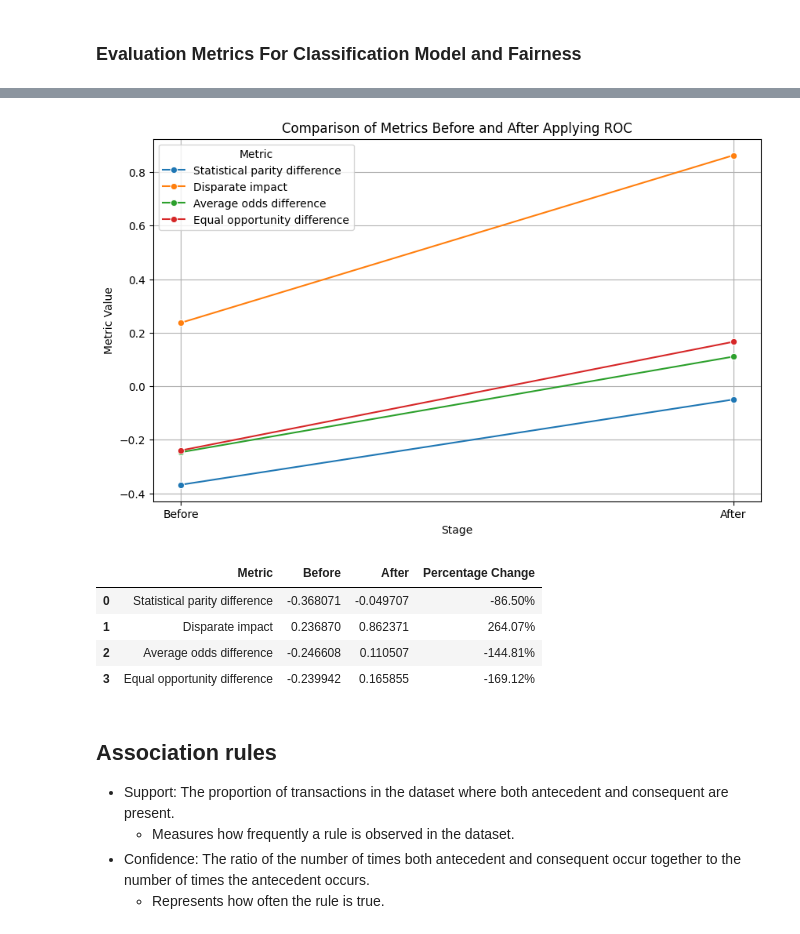
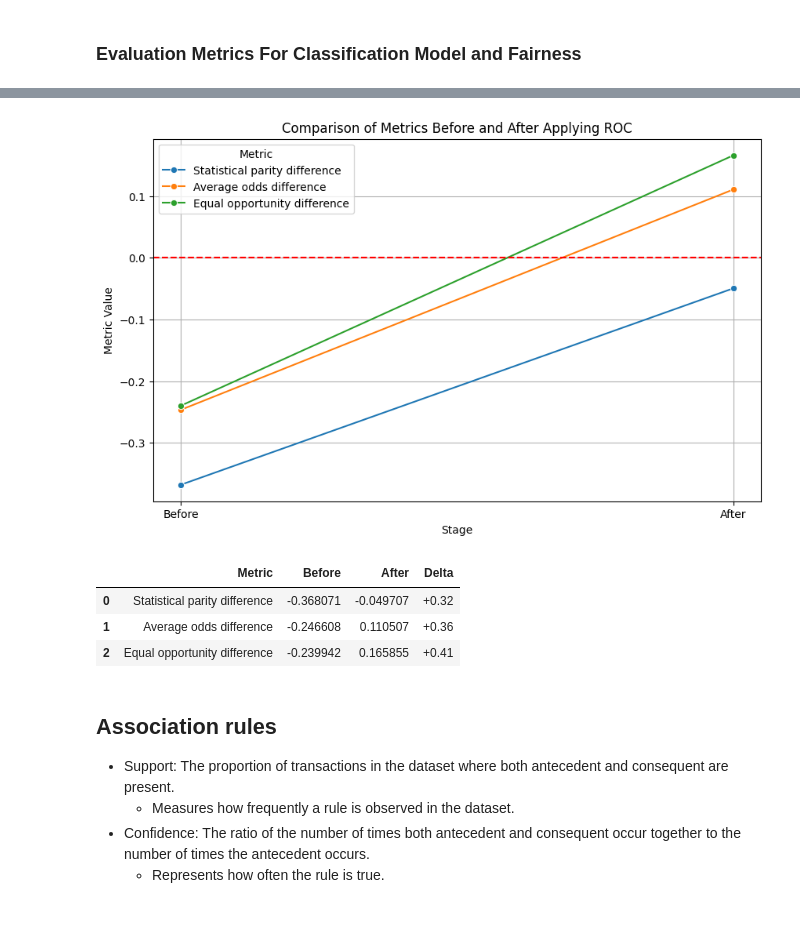
Before and after one commit to alb-p/post_processing_pipeline, a Jupyter notebook: pp_pipeline.ipynb, the cells around one changed output, grey strips where cells are left out. Saved outputs shown, nothing was run; the diff lists cells and outputs as text; code cells hidden in the pictures.

Commit message:
asso rules discovery and visulization updated, all the fairness metrics have ideal value = 0

```diff
--- a/pp_pipeline.ipynb
+++ b/pp_pipeline.ipynb
@@ -111,6 +114,27 @@ def plot_metrics(metrics_bef, metrics_aft):
     plt.legend(title='Metric')
     plt.grid(True)
     plt.show()
+# %%
+def plot_fn_metrics(metrics_bef, metrics_aft):
+    df_metrics = pd.DataFrame({
+        'Metric': list(metrics_bef.keys()),
+        'Before': list(metrics_bef.values()),
+        'After': list(metrics_aft.values())
+    })
+
+    df_metrics_melted = df_metrics.melt(id_vars='Metric', var_name='Stage', value_name='Value')
+
+    plt.figure(figsize=(10, 6))
+    sns.lineplot(data=df_metrics_melted, x='Stage', y='Value', hue='Metric', marker='o')
+    # print a line at y = 0 in red
+    plt.axhline(0, color='red', linestyle='--')
+
+
+    plt.ylabel('Metric Value')
+    plt.title('Comparison of Metrics Before and After Applying ROC')
+    plt.legend(title='Metric')
+    plt.grid(True)
+    plt.show()
 # %%
 def conf_matrix(dataset_true, dataset_pred):
     cm =confusion_matrix(dataset_true.labels, dataset_pred.labels)
@@ -228,8 +236,9 @@ dataset_orig.dropna(inplace=True)
 # to_drop = ["workclass", "fnlwgt", "education", "capital-gain", "capital-loss", "hours-per-week"]
 
 to_drop = ["fnlwgt", "education", "relationship", "workclass", "occupation"]
-dataset_orig.drop(to_drop, axis=1, inplace=True)
 dataset_orig_clean = dataset_orig.dropna()
+dataset_orig_clean.drop(to_drop, axis=1, inplace=True)
+
 print('shape after drop:',dataset_orig.shape)
 # %% [output]
 shape before drop: (32561, 15)
@@ -331,7 +356,7 @@ plt.show()
 # %% [output]
 [figure]
 # %%
-dataset = BinaryLabelDataset(
+binary_dataset = BinaryLabelDataset(
     df=dataset_orig_clean.copy(),
     label_names=['income'],
     favorable_label=1,
@@ -341,7 +366,7 @@ dataset = BinaryLabelDataset(
 ### Split into train and test
 # %%
 # Get the dataset and split into train and test
-dataset_orig_train, dataset_orig_test = dataset.split([0.7], shuffle=True)
+dataset_orig_train, dataset_orig_test = binary_dataset.split([0.7], shuffle=True)
 # %%
 display(Markdown("#### Training & Test dimensions"))
 print(dataset_orig_train.features.shape[0],",", dataset_orig_test.features.shape[0])
@@ -594,7 +624,7 @@ plot_metrics(metric_cl_test_bef, metric_cl_test_aft)
 # %%
-plot_metrics(metric_fn_test_bef, metric_fn_test_aft)
+plot_fn_metrics(metric_fn_test_bef, metric_fn_test_aft)
 # %% [output]
-[figure, old version]
+[figure, new version]
 # %%
 df_metrics = pd.DataFrame({
     'Metric': list(metric_fn_test_bef.keys()),
@@ -603,15 +633,13 @@ df_metrics = pd.DataFrame({
 })
 
 # Calculate the percentage change
-df_metrics['Percentage Change'] = ((df_metrics['After'] - df_metrics['Before']) / df_metrics['Before']) * 100
-df_metrics['Percentage Change'] = df_metrics['Percentage Change'].apply(lambda x: f"{x:.2f}%")
+df_metrics['Delta'] = (df_metrics['After'] - df_metrics['Before']).apply(lambda x: f"+{x:.2f}")
 df_metrics
 # %% [output]
-|  | Metric | Before | After | Percentage Change |
-| 0 | Statistical parity difference | -0.368071 | -0.049707 | -86.50% |
-| 1 | Disparate impact | 0.236870 | 0.862371 | 264.07% |
-| 2 | Average odds difference | -0.246608 | 0.110507 | -144.81% |
-| 3 | Equal opportunity difference | -0.239942 | 0.165855 | -169.12% |
+|  | Metric | Before | After | Delta |
+| 0 | Statistical parity difference | -0.368071 | -0.049707 | +0.32 |
+| 1 | Average odds difference | -0.246608 | 0.110507 | +0.36 |
+| 2 | Equal opportunity difference | -0.239942 | 0.165855 | +0.41 |
 # %% [markdown]
 ## Association rules
 
```
Also changed, not shown: parts of 43 cells of this notebook, 2 other files.
